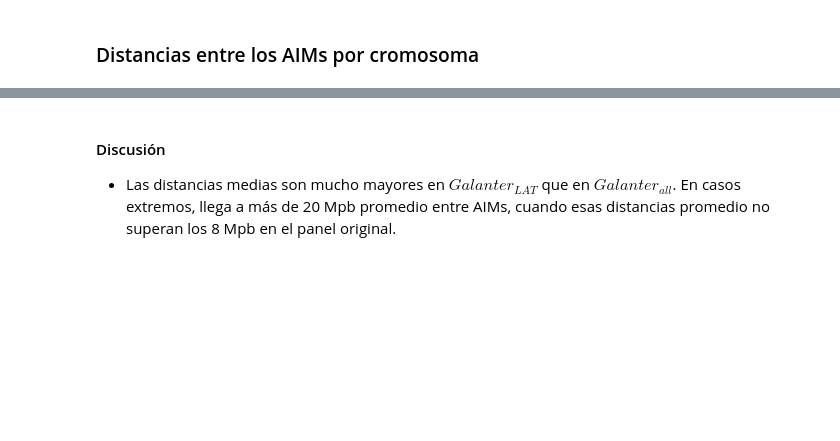
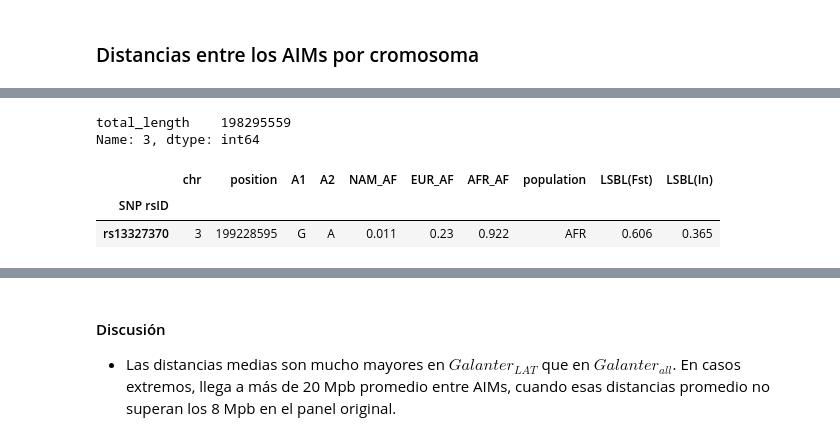
Before and after one commit to jmberros/tesina, a Jupyter notebook: Galanter_AIMs_NEW.ipynb, the cells around one changed output, grey strips where cells are left out. Cells and saved outputs as stored; diff of their text form; code cells hidden in the pictures; blank space fills up the shorter version.

```diff
--- a/Galanter_AIMs_NEW.ipynb
+++ b/Galanter_AIMs_NEW.ipynb
@@ -51,9 +65,5 @@ print("{} missing in LAT".format(len(missing)))
 # %%
-# chr_lengths = pd.read_csv('/home/juan/tesina/chr_len').set_index('chr')
-# chr_lengths = chr_lengths.drop(['X', 'Y'])
-# chr_lengths.index = chr_lengths.index.astype(int)
-
 %run chromosome_lenghts.py
 
-chr_lenghts = read_chr_lengths(CHR_LENGTHS)
+chr_lengths = read_chr_lengths(CHR_LENGTHS)
 max_len = chr_lengths.total_length.max()
@@ -181,0 +72,11 @@ plt.show()
+# %%
+chr_lengths.loc[3]
+# %% [output]
+total_length    198295559
+Name: 3, dtype: int64
+# %%
+galanter[galanter.chr == 3][galanter.position > chr_lengths.loc[3].total_length]
+# %% [output]
+|  | chr | position | A1 | A2 | NAM_AF | EUR_AF | AFR_AF | population | LSBL(Fst) | LSBL(In) |
+| SNP rsID |  |  |  |  |  |  |  |  |  |  |
+| rs13327370 | 3 | 199228595 | G | A | 0.011 | 0.23 | 0.922 | AFR | 0.606 | 0.365 |
```
Also changed, not shown: parts of 25 cells of this notebook, 5 other files.
